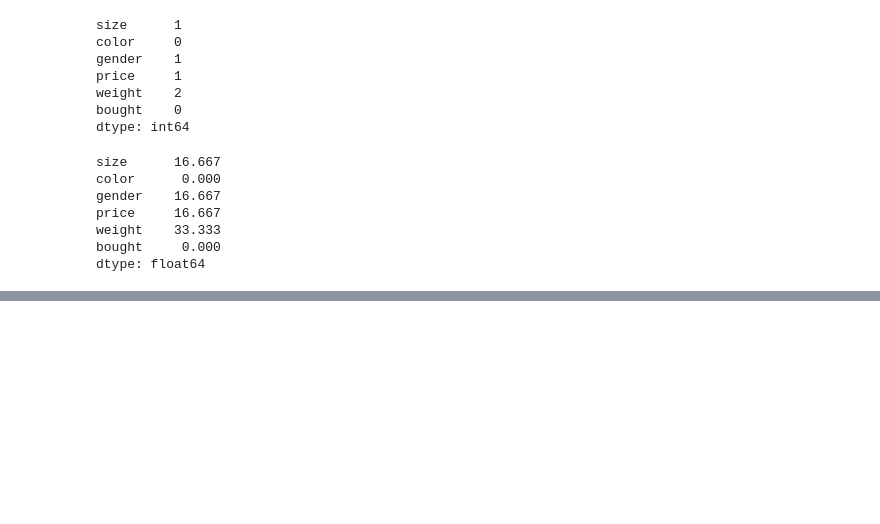
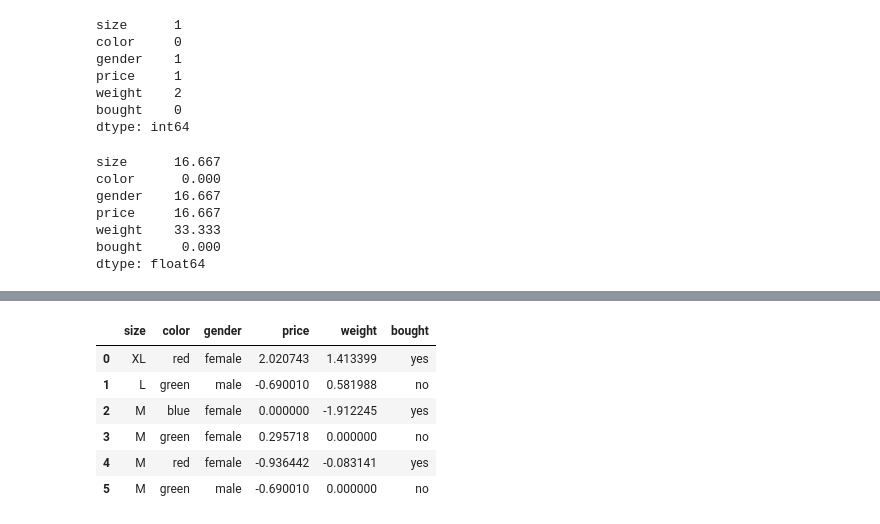
Before and after one commit to jdre1/Machine-Learning-Bootcamp, a Jupyter notebook: supervised/01_basic/missing_data.ipynb, the cells around one changed output, grey strips where cells are left out. Cells and saved outputs as stored; diff of their text form; code cells hidden in the pictures; blank space fills up the shorter version.

```diff
--- a/supervised/01_basic/missing_data.ipynb
+++ b/supervised/01_basic/missing_data.ipynb
@@ -88,0 +145,13 @@ The percentage of NaN in Data Frame in column bought is 0.0
+# %%
+from sklearn.preprocessing import StandardScaler
+scaler = StandardScaler()
+df_1[['price','weight']] = scaler.fit_transform(df_1[['price','weight']])
+df_1
+# %% [output]
+|  | size | color | gender | price | weight | bought |
+| 0 | XL | red | female | 2.020743 | 1.413399 | yes |
+| 1 | L | green | male | -0.690010 | 0.581988 | no |
+| 2 | M | blue | female | 0.000000 | -1.912245 | yes |
+| 3 | M | green | female | 0.295718 | 0.000000 | no |
+| 4 | M | red | female | -0.936442 | -0.083141 | yes |
+| 5 | M | green | male | -0.690010 | 0.000000 | no |
```
Also changed, not shown: parts of 9 cells of this notebook.
